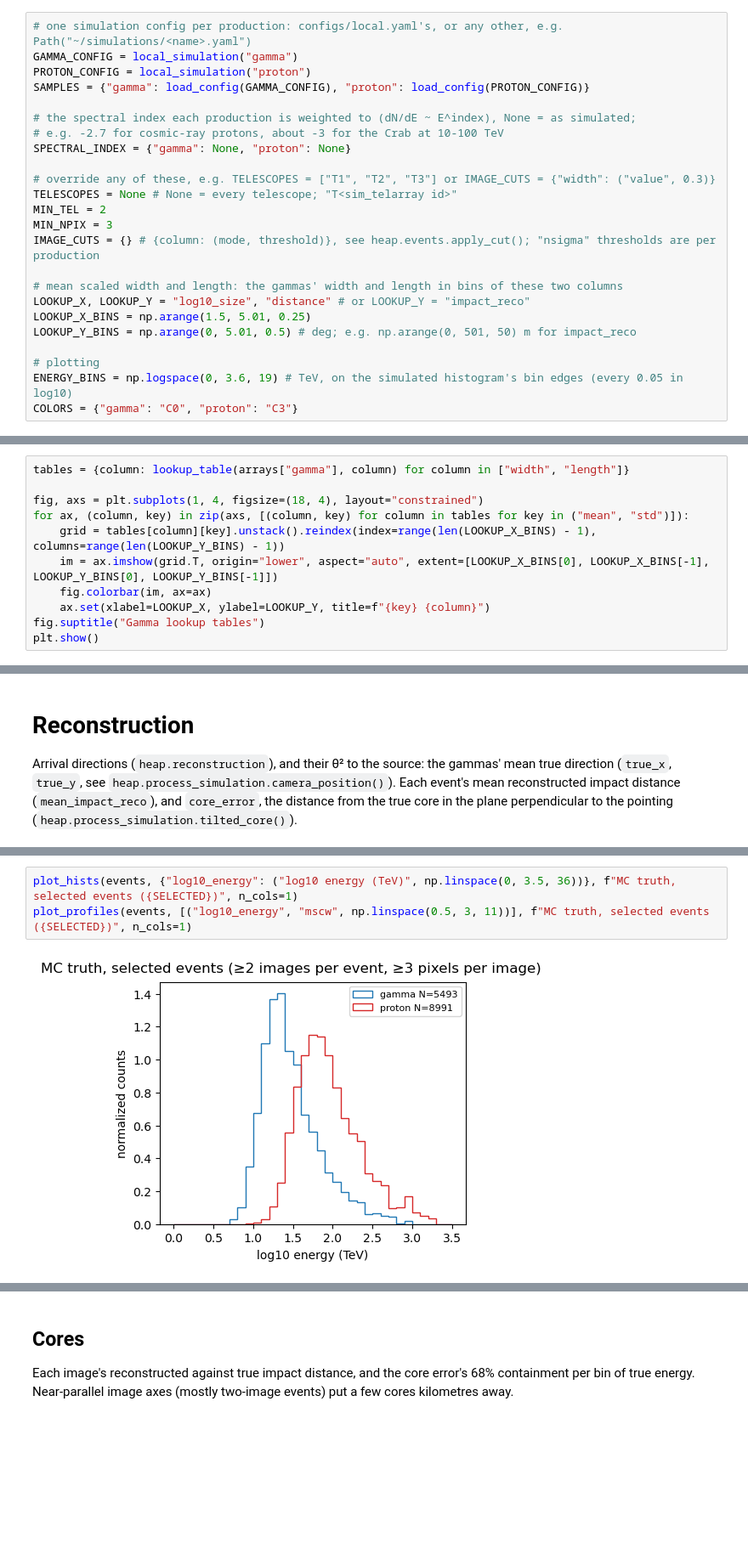
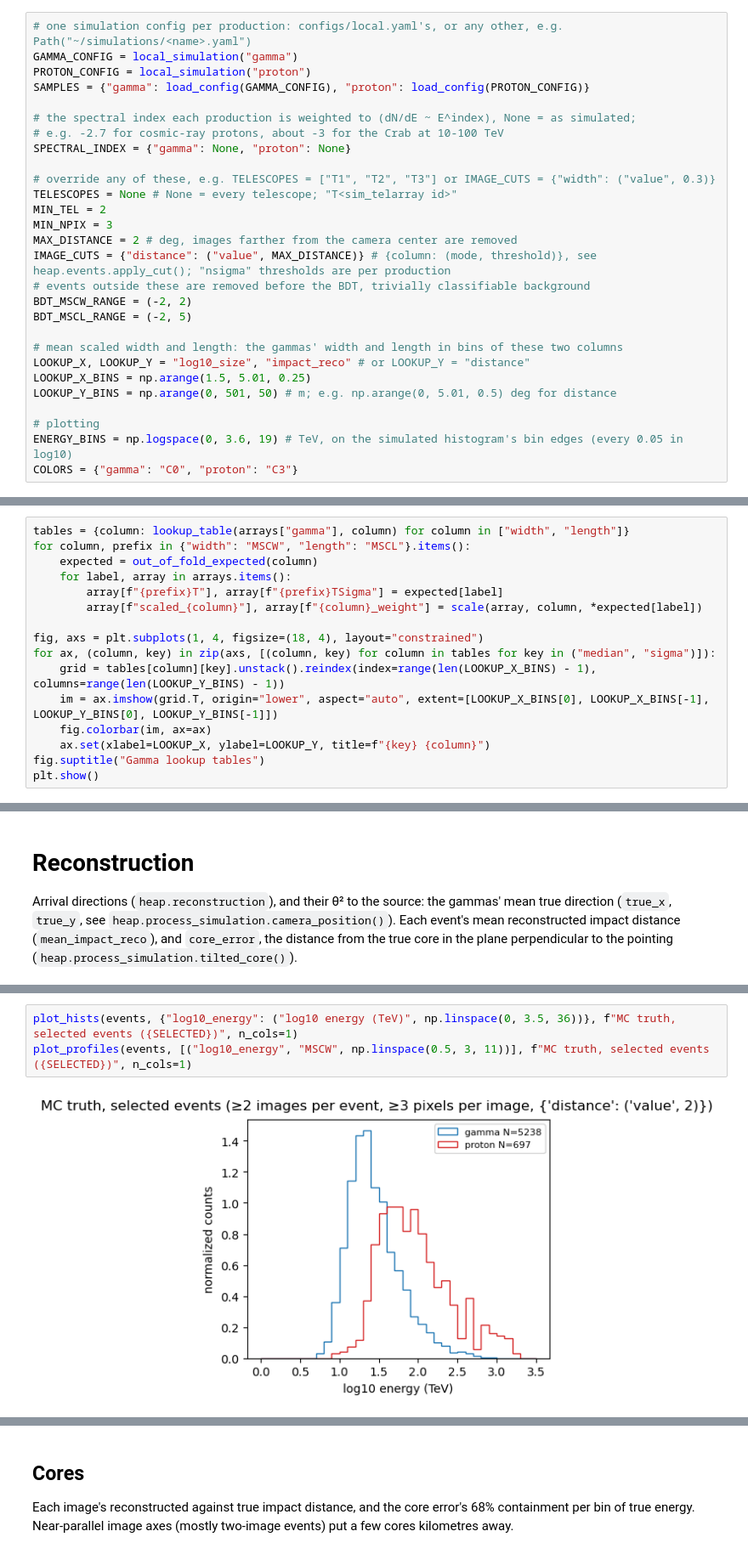
Before and after one commit to panoseti/PANOSETI-High-Energy-Analysis-Pipeline, a Jupyter notebook: simulation_tools/notebooks/gamma_hadron.ipynb, the cells around one changed output, grey strips where cells are left out. Shown at 85% size. Drawn from its saved outputs; the diff is of its cells as text; blank space fills up the shorter version.

Commit message:
some early energy regression and bdt stuff

```diff
--- a/simulation_tools/notebooks/gamma_hadron.ipynb
+++ b/simulation_tools/notebooks/gamma_hadron.ipynb
@@ -46,12 +48,16 @@ SPECTRAL_INDEX = {"gamma": None, "proton": None}
 TELESCOPES = None # None = every telescope; "T<sim_telarray id>"
 MIN_TEL = 2
 MIN_NPIX = 3
-IMAGE_CUTS = {} # {column: (mode, threshold)}, see heap.events.apply_cut(); "nsigma" thresholds are per production
+MAX_DISTANCE = 2 # deg, images farther from the camera center are removed
+IMAGE_CUTS = {"distance": ("value", MAX_DISTANCE)} # {column: (mode, threshold)}, see heap.events.apply_cut(); "nsigma" thresholds are per production
+# events outside these are removed before the BDT, trivially classifiable background
+BDT_MSCW_RANGE = (-2, 2)
+BDT_MSCL_RANGE = (-2, 5)
 
 # mean scaled width and length: the gammas' width and length in bins of these two columns
-LOOKUP_X, LOOKUP_Y = "log10_size", "distance" # or LOOKUP_Y = "impact_reco"
+LOOKUP_X, LOOKUP_Y = "log10_size", "impact_reco" # or LOOKUP_Y = "distance"
 LOOKUP_X_BINS = np.arange(1.5, 5.01, 0.25)
-LOOKUP_Y_BINS = np.arange(0, 5.01, 0.5) # deg; e.g. np.arange(0, 501, 50) m for impact_reco
+LOOKUP_Y_BINS = np.arange(0, 501, 50) # m; e.g. np.arange(0, 5.01, 0.5) deg for distance
 
 # plotting
 ENERGY_BINS = np.logspace(0, 3.6, 19) # TeV, on the simulated histogram's bin edges (every 0.05 in log10)
@@ -299,9 +349,14 @@ def event_parameters(array):
     })
 # %%
 tables = {column: lookup_table(arrays["gamma"], column) for column in ["width", "length"]}
+for column, prefix in {"width": "MSCW", "length": "MSCL"}.items():
+    expected = out_of_fold_expected(column)
+    for label, array in arrays.items():
+        array[f"{prefix}T"], array[f"{prefix}TSigma"] = expected[label]
+        array[f"scaled_{column}"], array[f"{column}_weight"] = scale(array, column, *expected[label])
 
 fig, axs = plt.subplots(1, 4, figsize=(18, 4), layout="constrained")
-for ax, (column, key) in zip(axs, [(column, key) for column in tables for key in ("mean", "std")]):
+for ax, (column, key) in zip(axs, [(column, key) for column in tables for key in ("median", "sigma")]):
     grid = tables[column][key].unstack().reindex(index=range(len(LOOKUP_X_BINS) - 1), columns=range(len(LOOKUP_Y_BINS) - 1))
     im = ax.imshow(grid.T, origin="lower", aspect="auto", extent=[LOOKUP_X_BINS[0], LOOKUP_X_BINS[-1], LOOKUP_Y_BINS[0], LOOKUP_Y_BINS[-1]])
     fig.colorbar(im, ax=ax)
@@ -351,5 +406,5 @@ plot_profiles(events, [
 # %%
 plot_hists(events, {"log10_energy": ("log10 energy (TeV)", np.linspace(0, 3.5, 36))}, f"MC truth, selected events ({SELECTED})", n_cols=1)
-plot_profiles(events, [("log10_energy", "mscw", np.linspace(0.5, 3, 11))], f"MC truth, selected events ({SELECTED})", n_cols=1)
+plot_profiles(events, [("log10_energy", "MSCW", np.linspace(0.5, 3, 11))], f"MC truth, selected events ({SELECTED})", n_cols=1)
 # %% [output]
-[figure, old version]
+[figure, new version]
```
Also changed, not shown: parts of 39 cells of this notebook, 1 other file.
